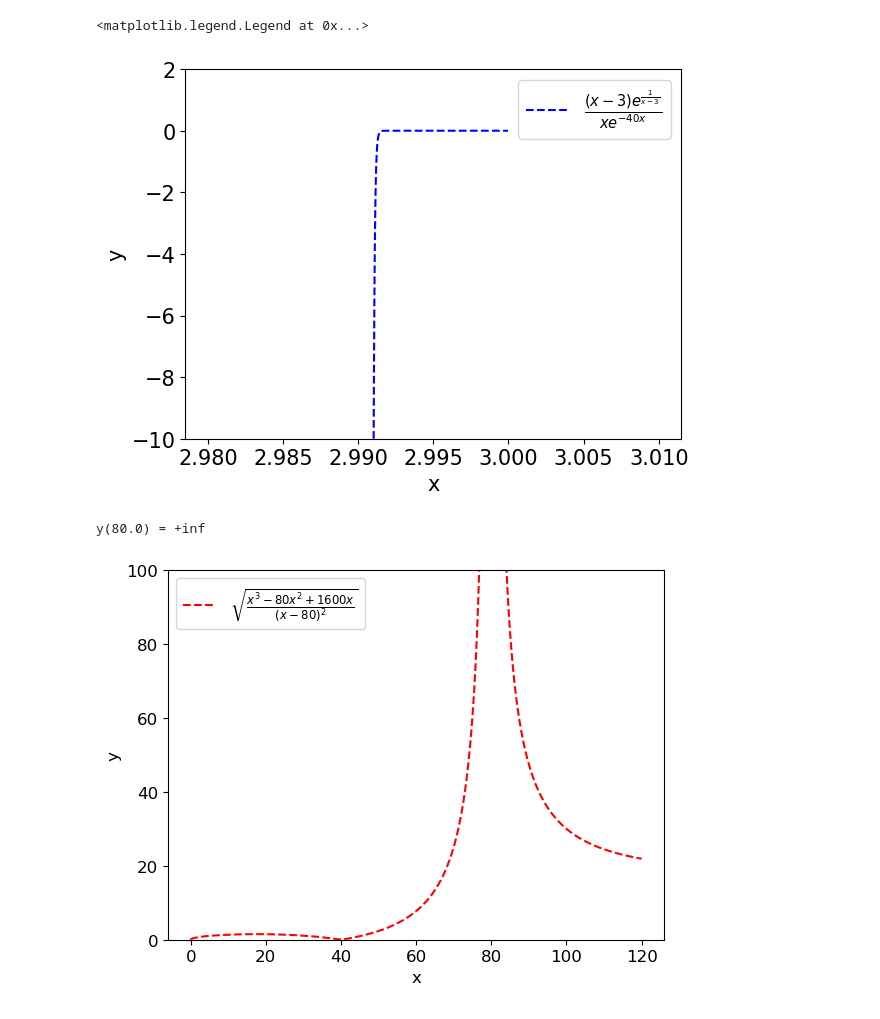
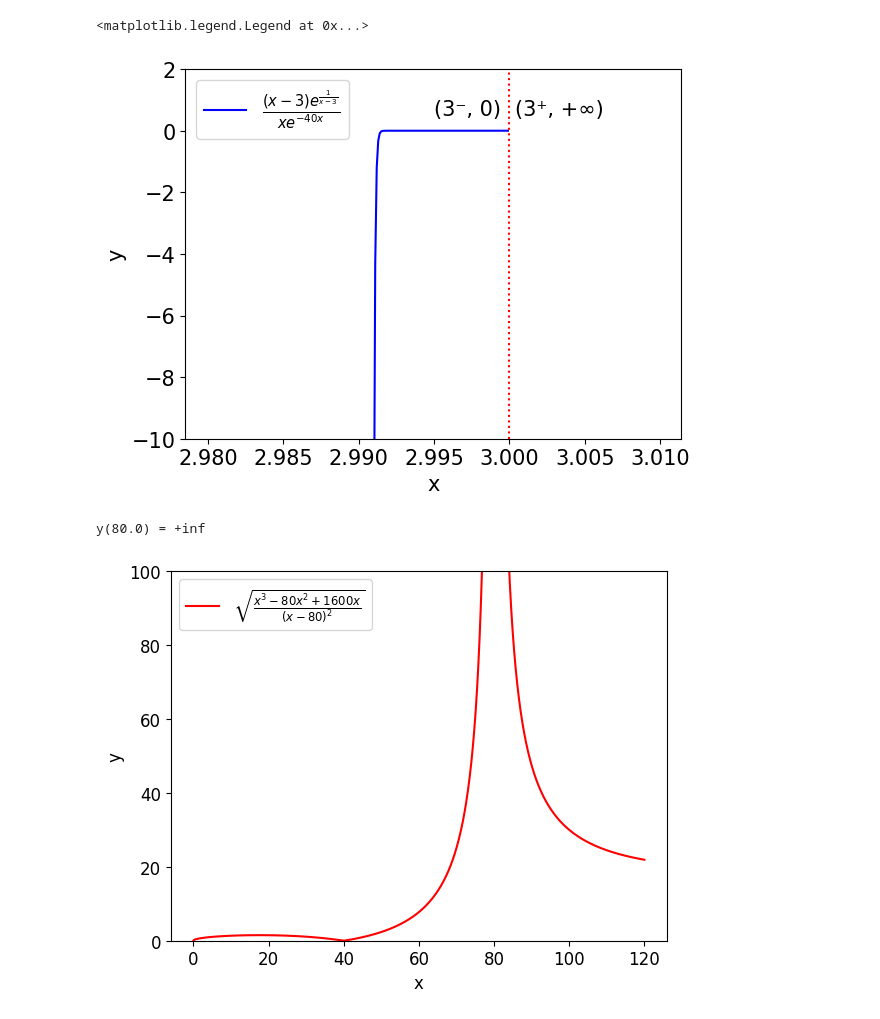
Before and after one commit to SergioGouveia005/detective-inspector-irrational, a Jupyter notebook: detective_inspector_irrational.ipynb, the cells around one changed output. Saved outputs shown, nothing was run; the diff lists cells and outputs as text; code cells hidden in the pictures.

```diff
--- a/detective_inspector_irrational.ipynb
+++ b/detective_inspector_irrational.ipynb
@@ -112,23 +110,23 @@ plt.ylim(-10,2)
 
 #---Task 3---
 #--3.1--
-x = np.linspace(2.98, 3+1e-2,1000)
+x = np.arange(3-2e-2, 3+1e-2,0.0001)
 y_num = (x-3)*np.exp(1/(x-3))
 y_den = x*np.exp(-40*x)
 y = y_num/y_den
-plt.plot(x, y, 'b--')
+plt.plot(x, y, 'b')
 
-#plt.axvline(3, c = 'r')
-#plt.text(3,0,"(3,0)")
-
+plt.axvline(3, c = 'r', ls = ':')
+plt.text(3-5e-3,0.5,"(3⁻, 0)") #Left Limit Text
+plt.text(3+4e-4,0.5,"(3⁺, +∞)") #Right Limit Text
 plt.legend([r'$\frac{(x-3)e^{\frac{1}{x-3}}}{xe^{-40x}}$'])
 
-#Answer = Limit as x approaches 3 does not exist (NaN), therefore push a Big Red Button
+#Answer = Limit as x approaches 3 does not exist (NaN, as the left-sided limit is zero and the right-sided limit is +∞, which diifer from each other), therefore push a Big Red Button
 
 #--3.2--
 # %% [output]
 <matplotlib.legend.Legend at 0x...>
-[figure, old version]
+[figure, new version]
 # %%
 import math
 import cmath
@@ -151,35 +149,35 @@ x = np.arange(x_initial, x_final, 0.001)
 y_num = (x**3) - (2*40*(x**2)) + ((40**2)*x)
 y_den = (x-2*40)**2
 y = np.sqrt(y_num/y_den)
-plt.plot(x,y, 'r--')
+plt.plot(x,y, 'r')
 plt.legend([r'$\sqrt{\frac{x^3 - 80x^2 + 1600x}{(x-80)^2}}$'])
 
 #Programatically getting the x-value that makes the function head towards +inf
 x = np.arange(0, x_final, 0.001)
 y_num = (x**3) - (2*40*(x**2)) + ((40**2)*x)
 y_den = (x-2*40)**2
 y = np.sqrt(y_num/y_den)
 for coord in zip(x,y):
     if coord[1] == np.inf:
         print(f"y({coord[0]}) = +inf")
 
 #To figure out the x-value that makes the function head towards +inf, we make the denominator equal to 0:
 # (x-80)^2 = 0
 # (x-80)(x-80)=0
 # x = 80
 
 #Answer = Safe positions: x ∈ [0, 80) ∪ (80, +∞) OR {x ∈ R | x ≥ 0 and x ≠ 80}
 
 #--4.2--
 
 # Set the expression inside the square root to be non-negative i.e. (x^3-80x^2+1600x)/(x-80)^2 ≥ 0, we know that the safe positions are only going to consist of positive values
 # Solve the numerator first so (x^3-80x^2+1600x) = 0. We get that x = 0, x = 40 since x(x-40)^2 is the same as (x^3-80x^2+1600x)
 # Then the denominator (x-80)^2 = 0, so we get that x is 80
 # The numerator indicates that the graph starts at 0 and intersects the x-axis at 40
 # The denominator indicates that at 80, a divide by 0 occurs; the graph heads towards +inf, therefore not being a safe position
 # %% [output]
 y(80.0) = +inf
-[figure, old version]
+[figure, new version]
 # %%
 import math
 import cmath
```
Also changed, not shown: parts of 3 cells of this notebook.
